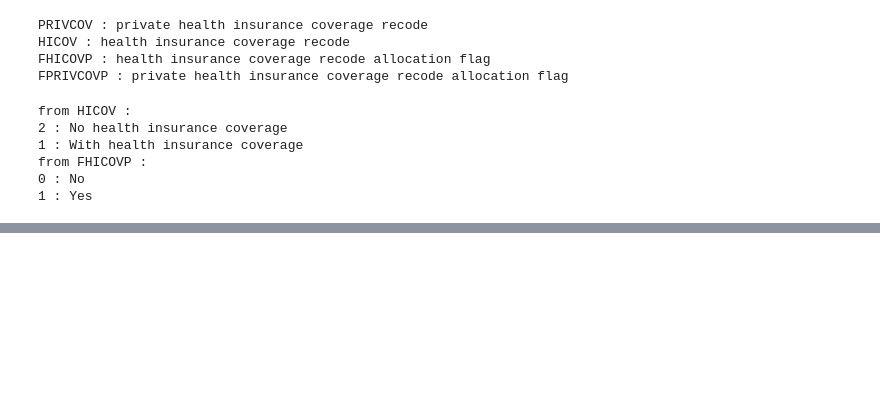
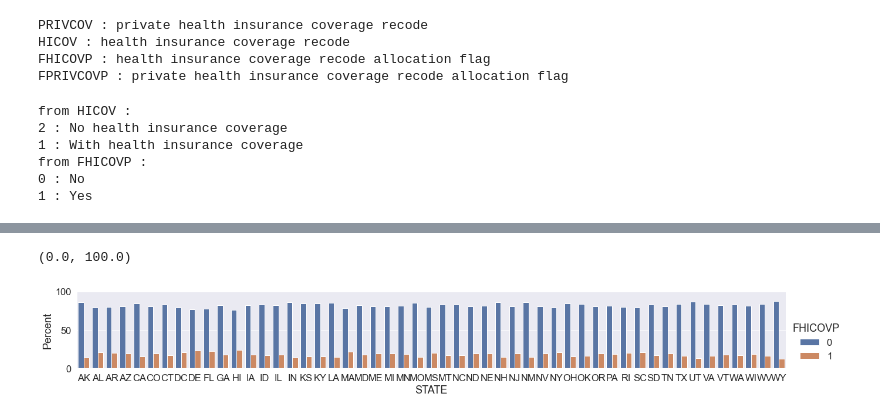
Before and after one commit to kadougherty/census_healthinsurance, a Jupyter notebook: census_healthinsurance_datawrangling.ipynb, the cells around one changed output, grey strips where cells are left out. Drawn from its saved outputs; the diff is of its cells as text; code cells hidden in the pictures; blank space fills up the shorter version.

```diff
--- a/census_healthinsurance_datawrangling.ipynb
+++ b/census_healthinsurance_datawrangling.ipynb
@@ -249,0 +273,10 @@ SCIENGP : field of degree science and engineering flag - nsf definition
+# %%
+#plot percentage insured and uninsured by state
+insdf  = data_all.groupby('STATE')['FHICOVP'].value_counts(normalize=True)
+insdf  = insdf.mul(100).rename('Percent').reset_index()
+sns.set(font_scale=1.5)
+g = sns.catplot(x='STATE', y='Percent',hue='FHICOVP', kind='bar', data=insdf, height=3,aspect=6)
+g.ax.set_ylim(0,100)
+# %% [output]
+(0.0, 100.0)
+[figure, added]
```
Also changed, not shown: parts of 15 cells of this notebook, 48 other files.
